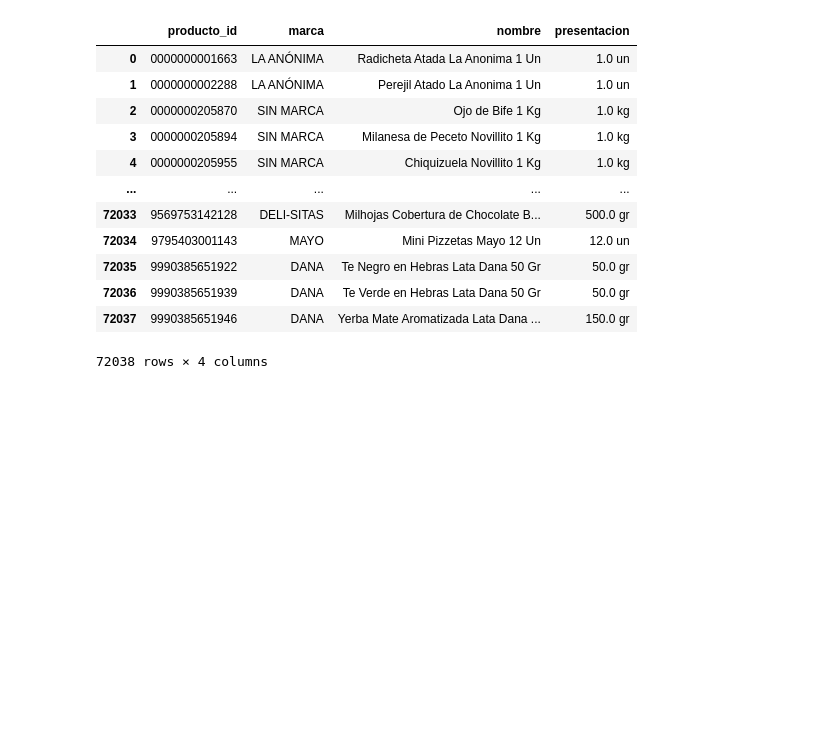
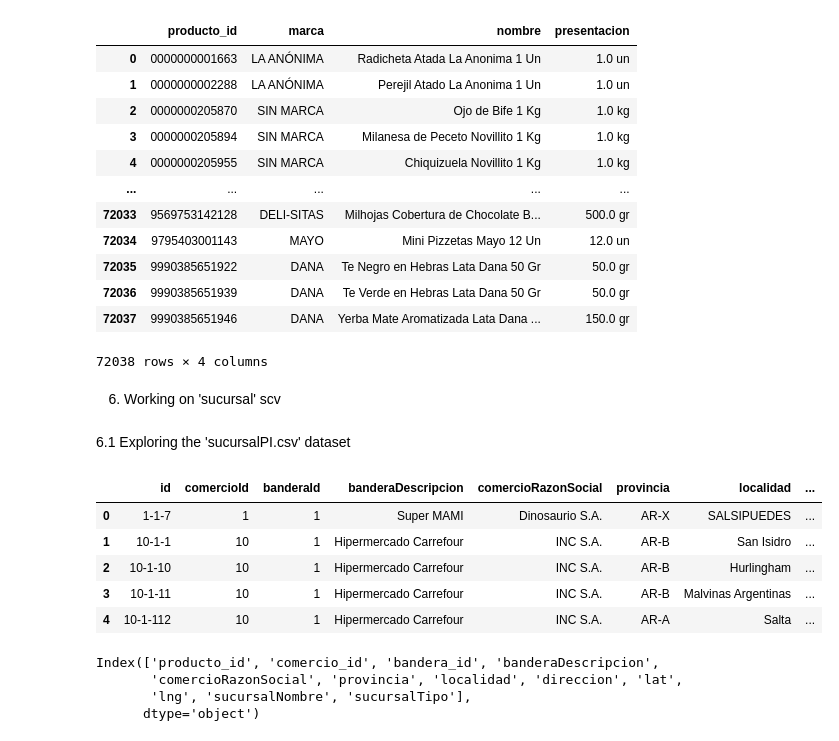
Before and after one commit to Leon-Espitia/Data_Engineering_ETL-n-ER_Model, a Jupyter notebook: cleansingStage.ipynb, the cells around one changed output. Cells and saved outputs as stored; diff of their text form; code cells hidden in the pictures; blank space fills up the shorter version.

Commit message:
Setting up the  'sucursalPI'.csv file

```diff
--- a/cleansingStage.ipynb
+++ b/cleansingStage.ipynb
@@ -696,3 +696,8 @@ df_parquet
 # %%
 #Finally, save and encode the csv file
 df_parquet.to_csv('productoPI.csv', sep=',', decimal='.', index=False)
+# %% [markdown]
+6. Working on 'sucursal' scv
+# %%
+# Setting up the 'sucursal' CSV file
+df_sucursal = pd.read_csv(r'C:\Users\lespi\OneDrive\Escritorio\HENRY\DTS04\DTS04\PI_1_ETL\Henry-ETL-Project\Datasets\sucursal.csv', sep=',')
@@ -698,0 +707,11 @@ df_parquet.to_csv('productoPI.csv', sep=',', decimal='.', index=False)
+# %% [markdown]
+6.1 Exploring the 'sucursalPI.csv' dataset
+# %%
+df_sucursal.head()
+# %% [output]
+|  | id | comercioId | banderaId | banderaDescripcion | comercioRazonSocial | provincia | localidad | ... |
+| 0 | 1-1-7 | 1 | 1 | Super MAMI | Dinosaurio S.A. | AR-X | SALSIPUEDES | ... |
+| 1 | 10-1-1 | 10 | 1 | Hipermercado Carrefour | INC S.A. | AR-B | San Isidro | ... |
+| 2 | 10-1-10 | 10 | 1 | Hipermercado Carrefour | INC S.A. | AR-B | Hurlingham | ... |
+| 3 | 10-1-11 | 10 | 1 | Hipermercado Carrefour | INC S.A. | AR-B | Malvinas Argentinas | ... |
+| 4 | 10-1-112 | 10 | 1 | Hipermercado Carrefour | INC S.A. | AR-A | Salta | ... |
@@ -698,0 +723,8 @@ df_parquet.to_csv('productoPI.csv', sep=',', decimal='.', index=False)
+# %%
+#Checking column names
+df_sucursal.columns
+# %% [output]
+Index(['producto_id', 'comercio_id', 'bandera_id', 'banderaDescripcion',
+       'comercioRazonSocial', 'provincia', 'localidad', 'direccion', 'lat',
+       'lng', 'sucursalNombre', 'sucursalTipo'],
+      dtype='object')
```
Also changed, not shown: parts of 3 cells of this notebook, 1 other file.
